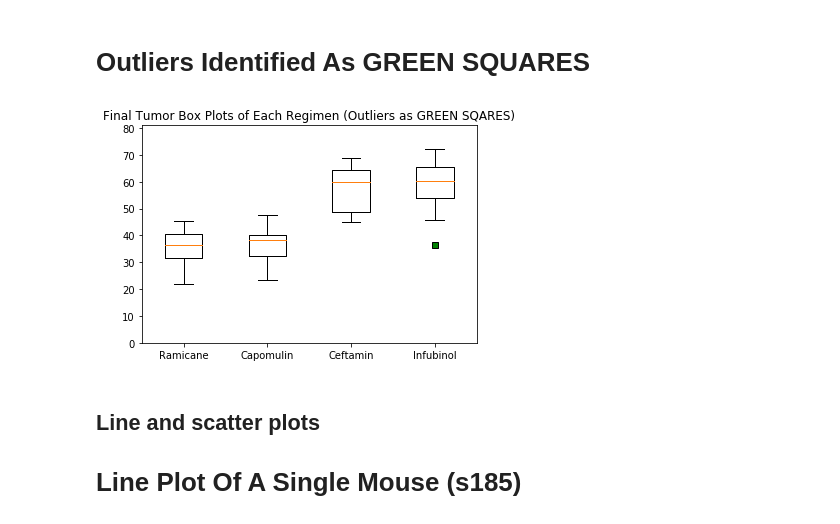
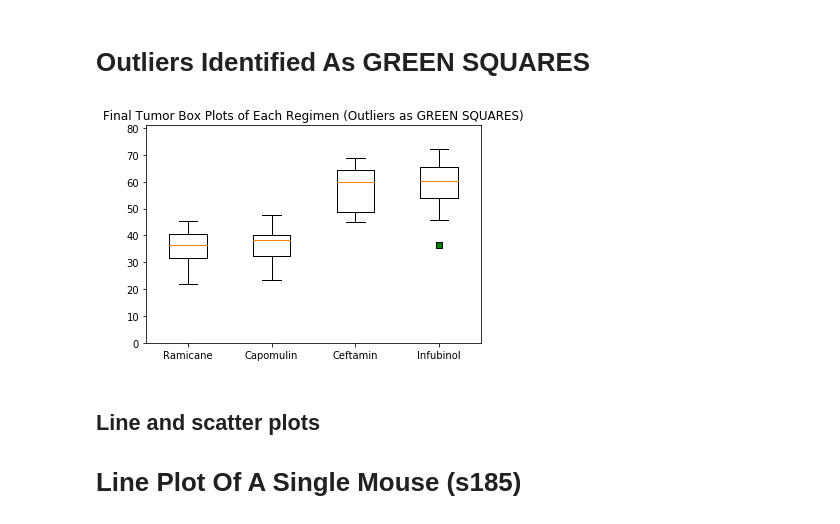
Before and after one commit to patrickhpatin/matplotlib-challenge, a Jupyter notebook: pymaceuticals_starter.ipynb, the cells around one changed output. Drawn from its saved outputs; the diff is of its cells as text; code cells hidden in the pictures.

```diff
--- a/pymaceuticals_starter.ipynb
+++ b/pymaceuticals_starter.ipynb
@@ -372,18 +374,18 @@ The Infubinol regimen had outliers.
 # %%
 # Generate a box plot of the final tumor volume of each mouse across four regimens of interest
 Mouse_BoxPlots = {"Ramicane": final_Ramicane["Tumor Volume (mm3)"],
             "Capomulin": final_Capomulin["Tumor Volume (mm3)"],
             "Ceftamin": final_Ceftamin["Tumor Volume (mm3)"],
             "Infubinol": final_Infubinol["Tumor Volume (mm3)"]}
 
 fig, ax = plt.subplots()
-plt.title("Final Tumor Box Plots of Each Regimen (Outliers as GREEN SQARES)")
+plt.title("Final Tumor Box Plots of Each Regimen (Outliers as GREEN SQUARES)")
 ax.boxplot(Mouse_BoxPlots.values(), showfliers=True, flierprops={"markerfacecolor":'g', "marker":'s'})
 ax.set_xticklabels(Mouse_BoxPlots.keys())
 ax.set_ylim(0,81)
 plt.show()
 # %% [output]
-[figure, old version]
+[figure, new version]
 # %% [markdown]
 ## Line and scatter plots
 # Line Plot Of A Single Mouse (s185)
```
Also changed, not shown: parts of 3 cells of this notebook.
